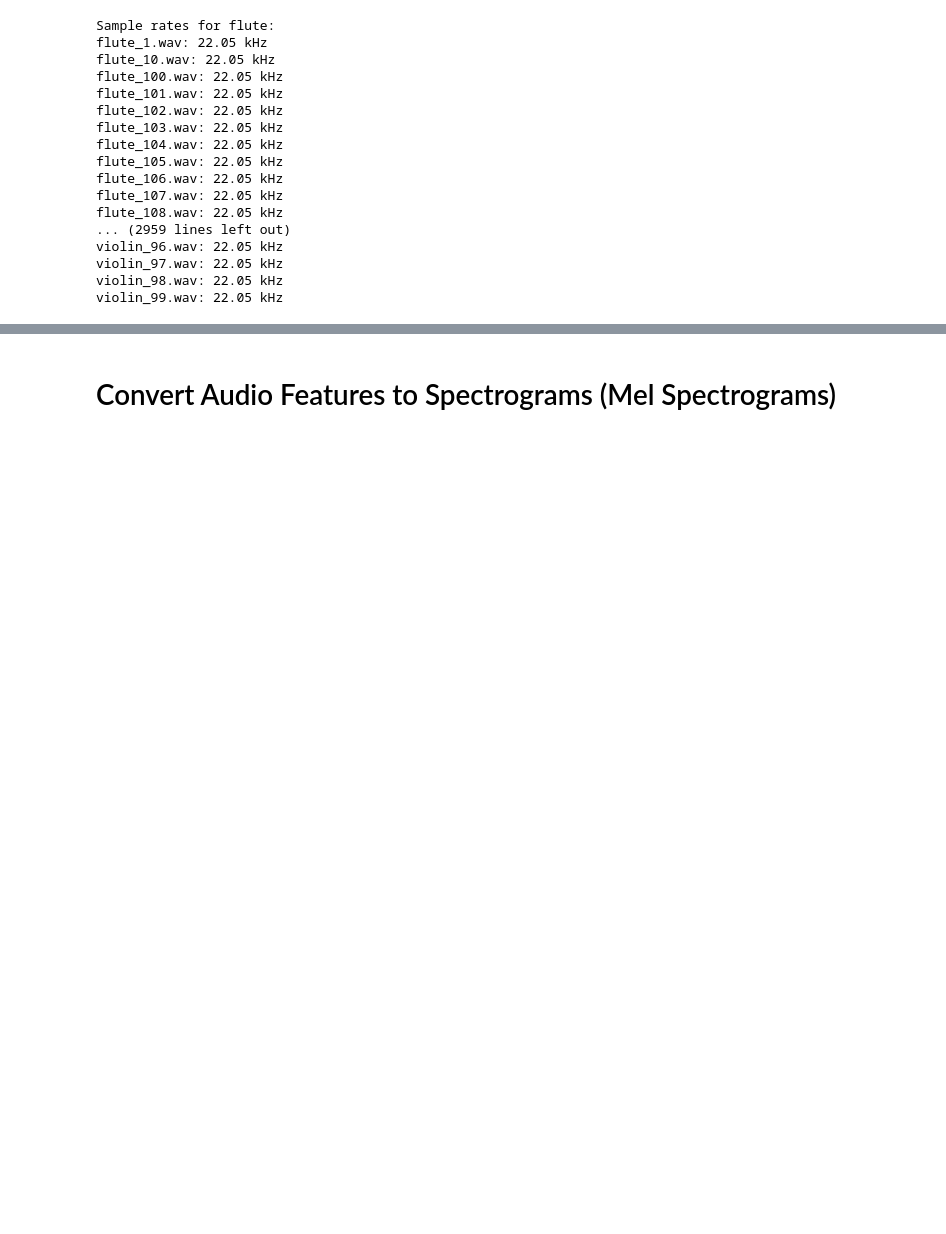
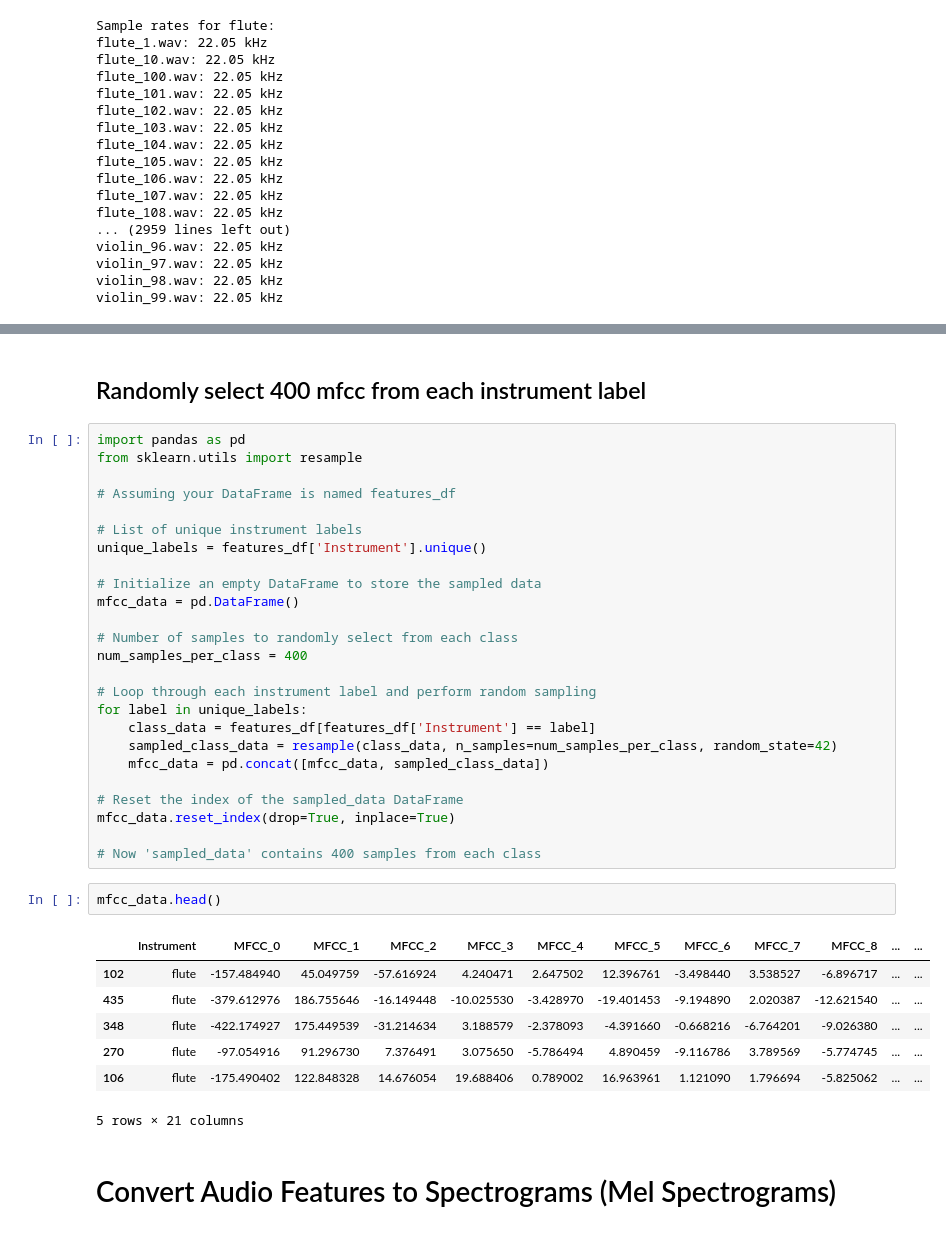
Before and after one commit to obinna345/capstone, a Jupyter notebook: capstone project.ipynb, the cells around one changed output, grey strips where cells are left out. Drawn from its saved outputs; the diff is of its cells as text; blank space fills up the shorter version.

```diff
--- a/capstone project.ipynb
+++ b/capstone project.ipynb
@@ -651,3 +651,40 @@ features_df.head()
+# %% [markdown]
+## Randomly select 400 mfcc from each instrument label
+# %%
+import pandas as pd
+from sklearn.utils import resample
+
+# Assuming your DataFrame is named features_df
+
+# List of unique instrument labels
+unique_labels = features_df['Instrument'].unique()
+
+# Initialize an empty DataFrame to store the sampled data
+mfcc_data = pd.DataFrame()
+
+# Number of samples to randomly select from each class
+num_samples_per_class = 400
+
+# Loop through each instrument label and perform random sampling
+for label in unique_labels:
+    class_data = features_df[features_df['Instrument'] == label]
+    sampled_class_data = resample(class_data, n_samples=num_samples_per_class, random_state=42)
+    mfcc_data = pd.concat([mfcc_data, sampled_class_data])
+
+# Reset the index of the sampled_data DataFrame
+mfcc_data.reset_index(drop=True, inplace=True)
+
+# Now 'sampled_data' contains 400 samples from each class
+# %%
+mfcc_data.head()
+# %% [output]
+|  | Instrument | MFCC_0 | MFCC_1 | MFCC_2 | MFCC_3 | MFCC_4 | MFCC_5 | MFCC_6 | MFCC_7 | MFCC_8 | ... | ... |
+| 102 | flute | -157.484940 | 45.049759 | -57.616924 | 4.240471 | 2.647502 | 12.396761 | -3.498440 | 3.538527 | -6.896717 | ... | ... |
+| 435 | flute | -379.612976 | 186.755646 | -16.149448 | -10.025530 | -3.428970 | -19.401453 | -9.194890 | 2.020387 | -12.621540 | ... | ... |
+| 348 | flute | -422.174927 | 175.449539 | -31.214634 | 3.188579 | -2.378093 | -4.391660 | -0.668216 | -6.764201 | -9.026380 | ... | ... |
+| 270 | flute | -97.054916 | 91.296730 | 7.376491 | 3.075650 | -5.786494 | 4.890459 | -9.116786 | 3.789569 | -5.774745 | ... | ... |
+| 106 | flute | -175.490402 | 122.848328 | 14.676054 | 19.688406 | 0.789002 | 16.963961 | 1.121090 | 1.796694 | -5.825062 | ... | ... |
+5 rows × 21 columns
 # %% [markdown]
 # Convert Audio Features to Spectrograms (Mel Spectrograms)
 # %%
```
Also changed, not shown: parts of 8 cells of this notebook.
